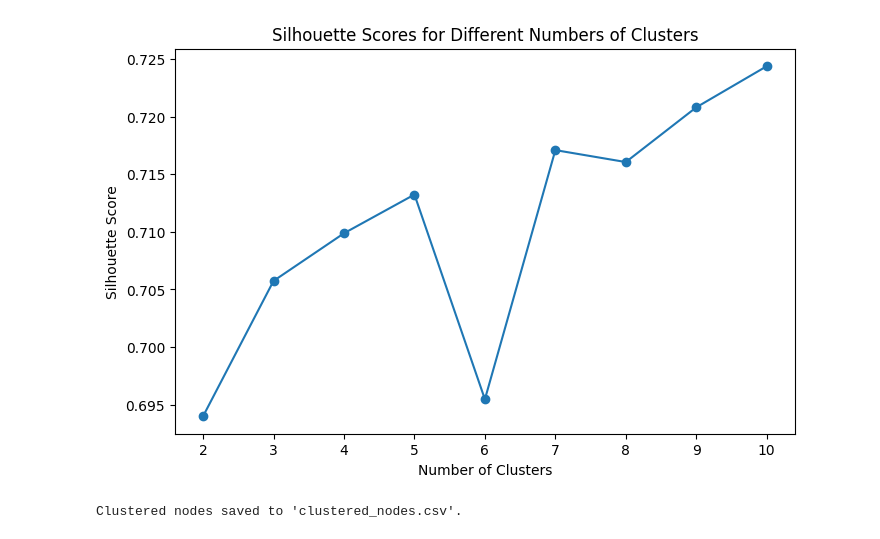
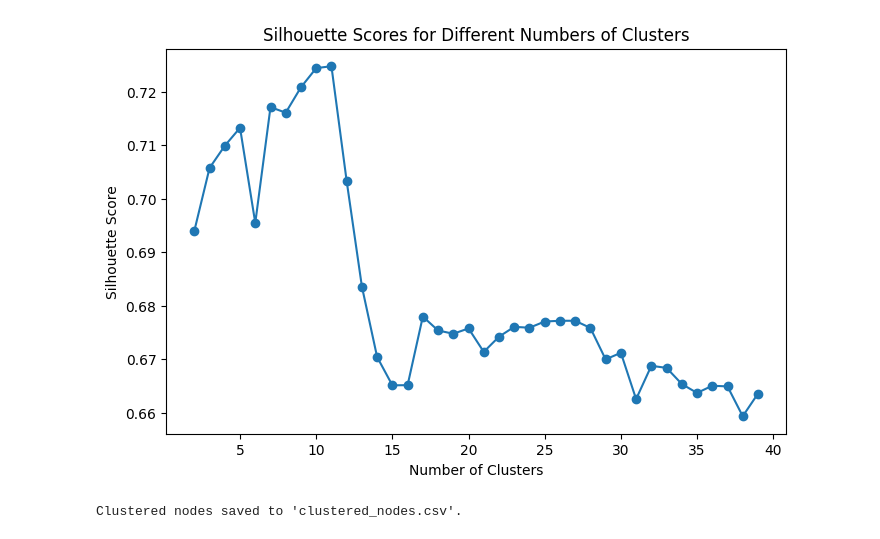
Before and after one commit to HafeezIlias/Collab, a Jupyter notebook: silhouette.ipynb, the cells around one changed output. Saved outputs shown, nothing was run; the diff lists cells and outputs as text; code cells hidden in the pictures.

```diff
--- a/silhouette.ipynb
+++ b/silhouette.ipynb
@@ -31,23 +31,23 @@ features_scaled = scaler.fit_transform(features)
 # %%
 # Step 3: Find the optimal number of clusters using Silhouette Score
 silhouette_scores = []
-cluster_range = range(2, 11)
+cluster_range = range(2, 40)
 
 for k in cluster_range:
     kmeans = KMeans(n_clusters=k, random_state=42)
     cluster_labels = kmeans.fit_predict(features_scaled)
     silhouette_avg = silhouette_score(features_scaled, cluster_labels)
     silhouette_scores.append(silhouette_avg)
 
 # Plot silhouette scores
 plt.figure(figsize=(8, 5))
 plt.plot(cluster_range, silhouette_scores, marker='o')
 plt.title("Silhouette Scores for Different Numbers of Clusters")
 plt.xlabel("Number of Clusters")
 plt.ylabel("Silhouette Score")
 plt.show()
 # %% [output]
-[figure, old version]
+[figure, new version]
 # %%
 # Step 4: Apply K-Means with optimal number of clusters (based on silhouette score)
 optimal_k = cluster_range[np.argmax(silhouette_scores)]
```
Also changed, not shown: parts of 1 cell of this notebook, 3 other files.
